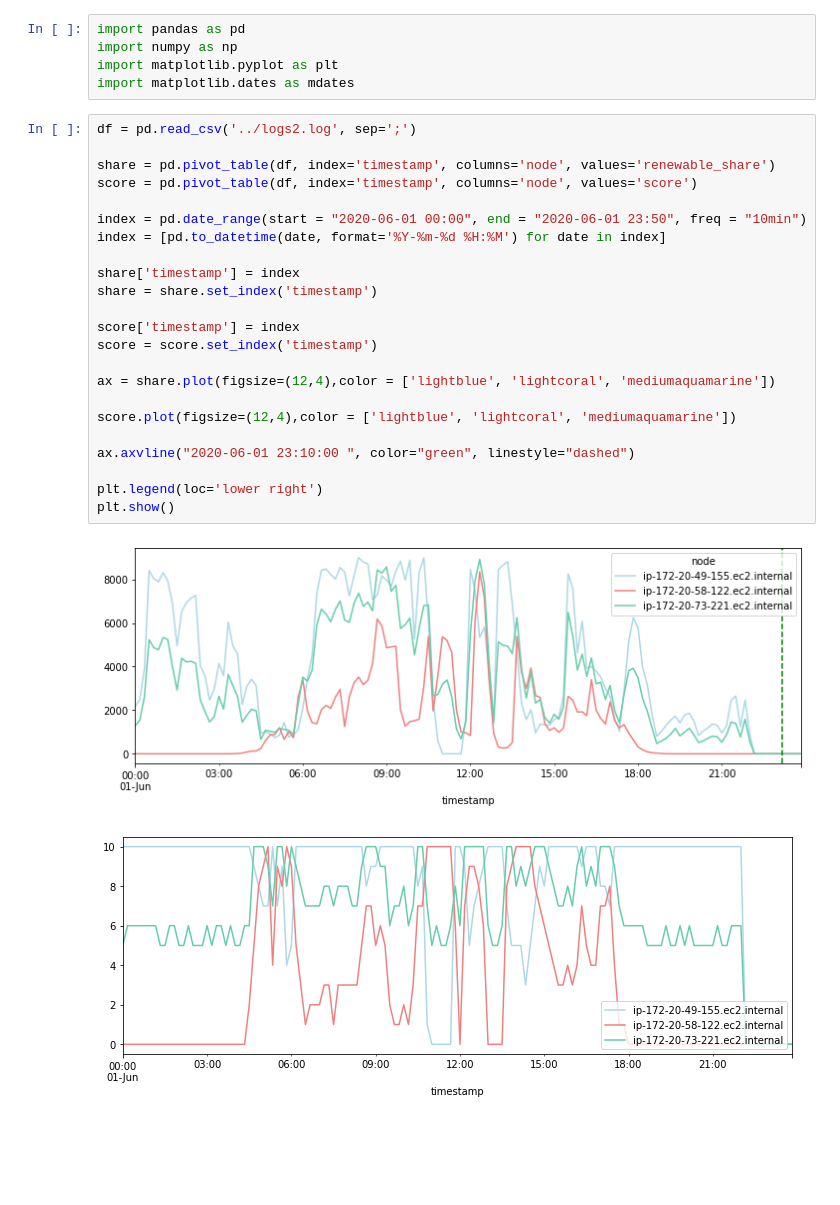
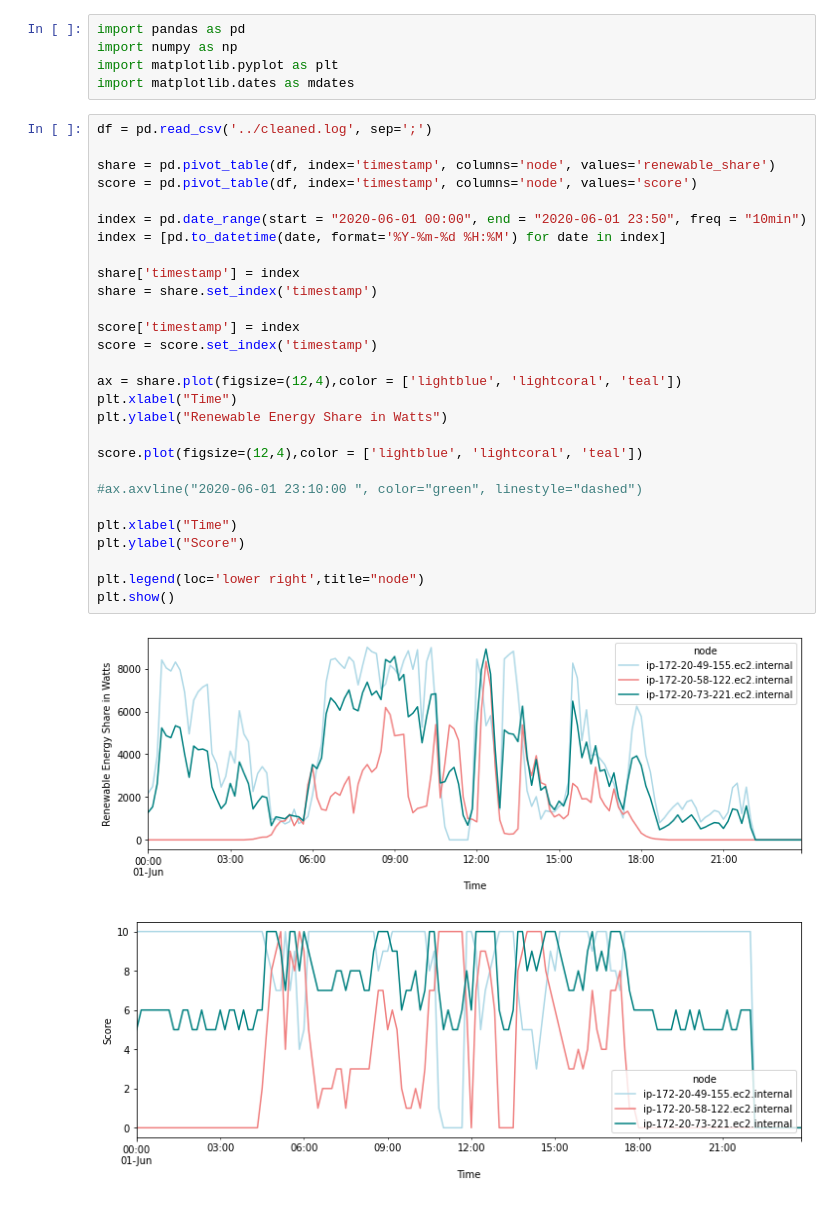
Before and after one commit to 7imo/green-k8s-descheduler, a Jupyter notebook: analysis/shares.ipynb, the cells around one changed output. Cells and saved outputs as stored; diff of their text form; blank space fills up the shorter version.

```diff
--- a/analysis/shares.ipynb
+++ b/analysis/shares.ipynb
@@ -4,28 +4,33 @@ import numpy as np
 import matplotlib.pyplot as plt
 import matplotlib.dates as mdates
 # %%
-df = pd.read_csv('../logs2.log', sep=';')
+df = pd.read_csv('../cleaned.log', sep=';')
 
 share = pd.pivot_table(df, index='timestamp', columns='node', values='renewable_share')
 score = pd.pivot_table(df, index='timestamp', columns='node', values='score')
 
 index = pd.date_range(start = "2020-06-01 00:00", end = "2020-06-01 23:50", freq = "10min")
 index = [pd.to_datetime(date, format='%Y-%m-%d %H:%M') for date in index]
 
 share['timestamp'] = index
 share = share.set_index('timestamp')
 
 score['timestamp'] = index
 score = score.set_index('timestamp')
 
-ax = share.plot(figsize=(12,4),color = ['lightblue', 'lightcoral', 'mediumaquamarine'])
+ax = share.plot(figsize=(12,4),color = ['lightblue', 'lightcoral', 'teal'])
+plt.xlabel("Time")
+plt.ylabel("Renewable Energy Share in Watts")
 
-score.plot(figsize=(12,4),color = ['lightblue', 'lightcoral', 'mediumaquamarine'])
+score.plot(figsize=(12,4),color = ['lightblue', 'lightcoral', 'teal'])
 
-ax.axvline("2020-06-01 23:10:00 ", color="green", linestyle="dashed")
+#ax.axvline("2020-06-01 23:10:00 ", color="green", linestyle="dashed")
 
-plt.legend(loc='lower right')
+plt.xlabel("Time")
+plt.ylabel("Score")
+
+plt.legend(loc='lower right',title="node")
 plt.show()
 # %% [output]
-[figure, old version]
+[figure, new version]
-[figure, old version]
+[figure, new version]
```
Also changed, not shown: parts of 1 cell of this notebook, 8 other files.
